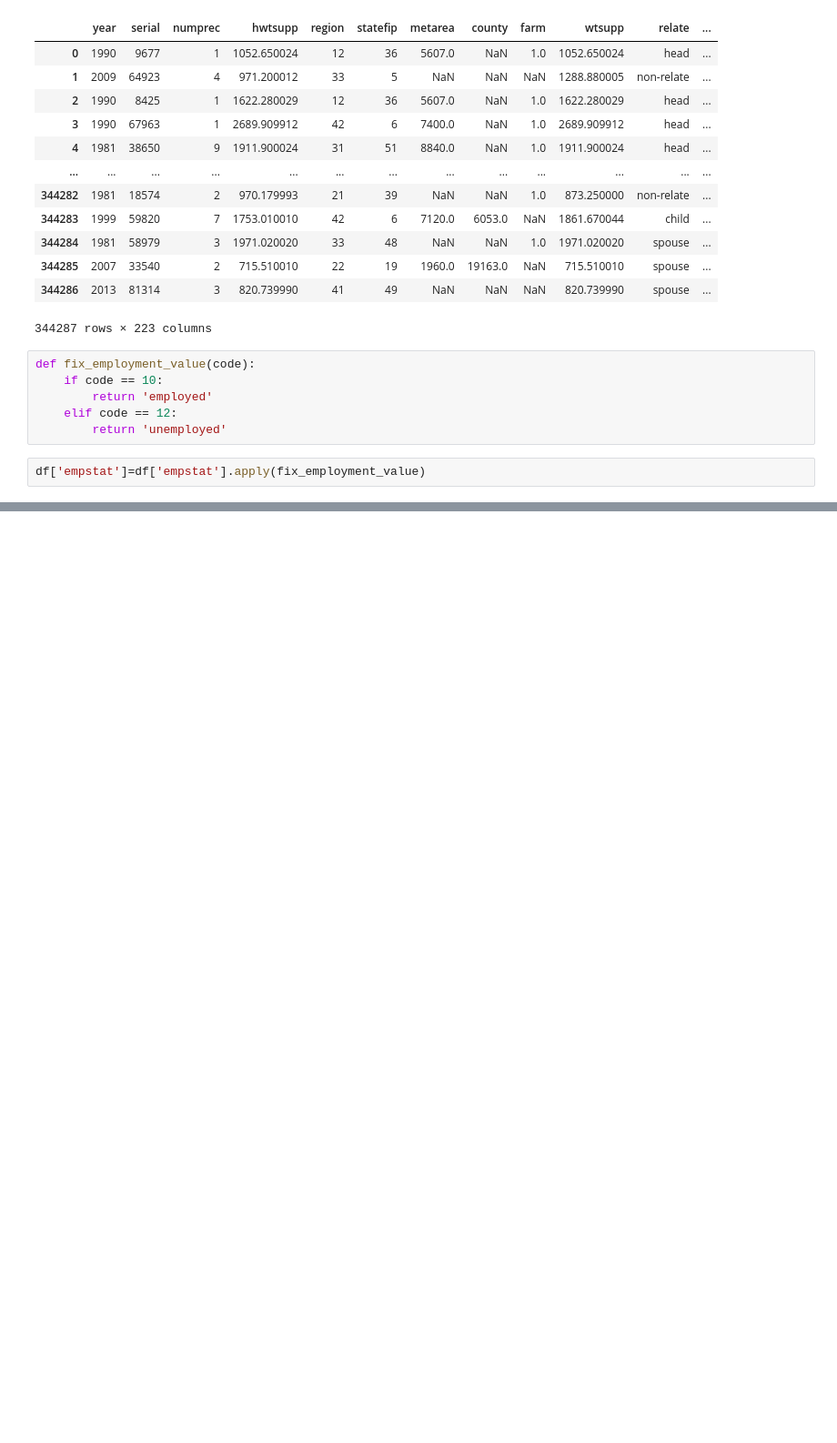
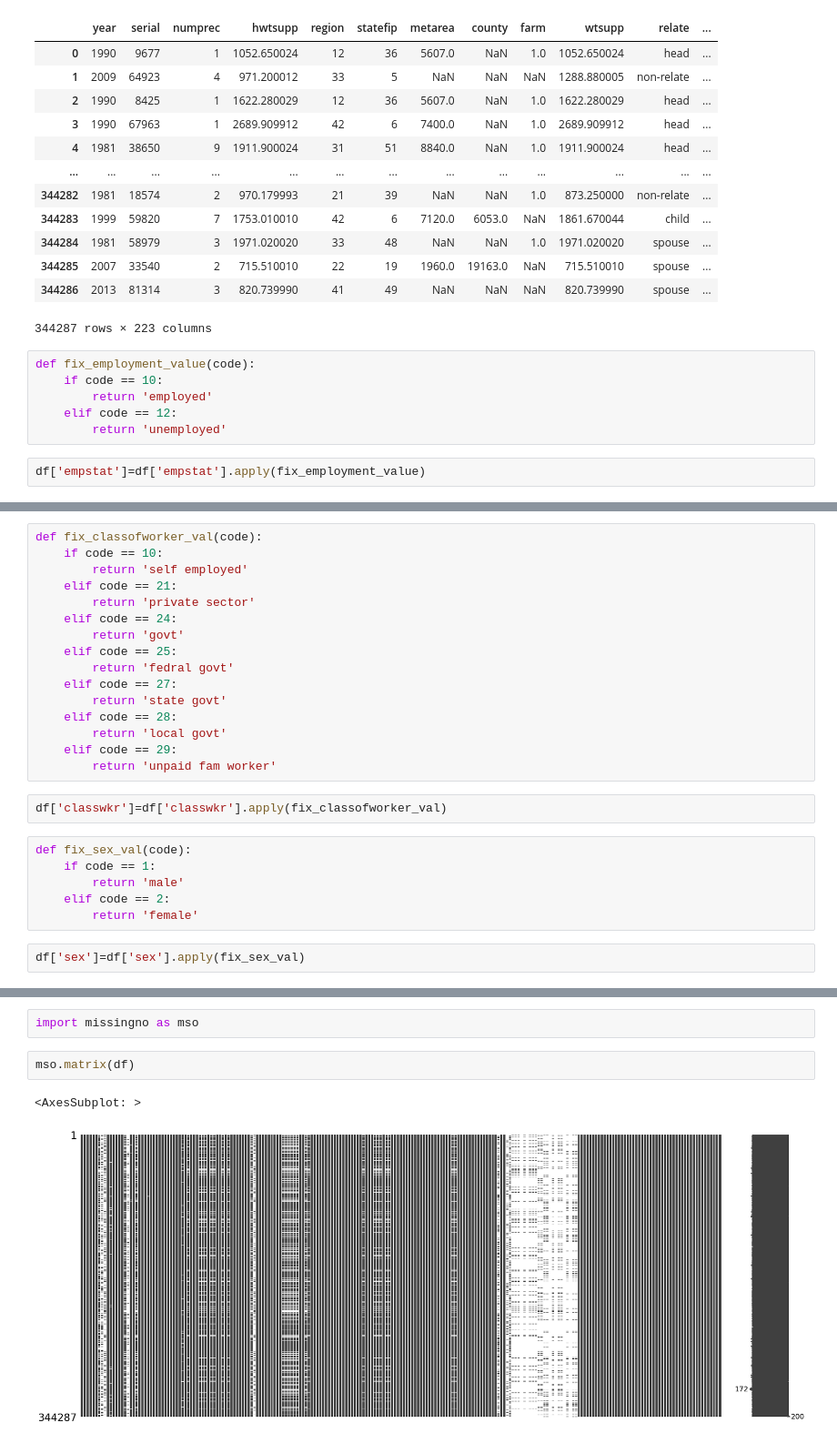
Before and after one commit to Pranshirastogi/Data-analytics-python-course-, a Jupyter notebook: Data Analytics/major project/work/gpg.ipynb, the cells around one changed output, grey strips where cells are left out. Shown: that part at 91% size. Saved outputs shown, nothing was run; the diff lists cells and outputs as text; blank space fills up the shorter version.

```diff
--- a/Data Analytics/major project/work/gpg.ipynb
+++ b/Data Analytics/major project/work/gpg.ipynb
@@ -153,0 +166,26 @@ df['empstat']=df['empstat'].apply(fix_employment_value)
+# %%
+def fix_classofworker_val(code):
+    if code == 10:
+        return 'self employed'
+    elif code == 21:
+        return 'private sector'
+    elif code == 24:
+        return 'govt'
+    elif code == 25:
+        return 'fedral govt'
+    elif code == 27:
+        return 'state govt'
+    elif code == 28:
+        return 'local govt'
+    elif code == 29:
+        return 'unpaid fam worker'
+# %%
+df['classwkr']=df['classwkr'].apply(fix_classofworker_val)
+# %%
+def fix_sex_val(code):
+    if code == 1:
+        return 'male'
+    elif code == 2:
+        return 'female'
+# %%
+df['sex']=df['sex'].apply(fix_sex_val)
@@ -153,0 +206,7 @@ df['empstat']=df['empstat'].apply(fix_employment_value)
+# %%
+import missingno as mso
+# %%
+mso.matrix(df)
+# %% [output]
+<AxesSubplot: >
+[figure, added]
```
Also changed, not shown: parts of 7 cells of this notebook.
